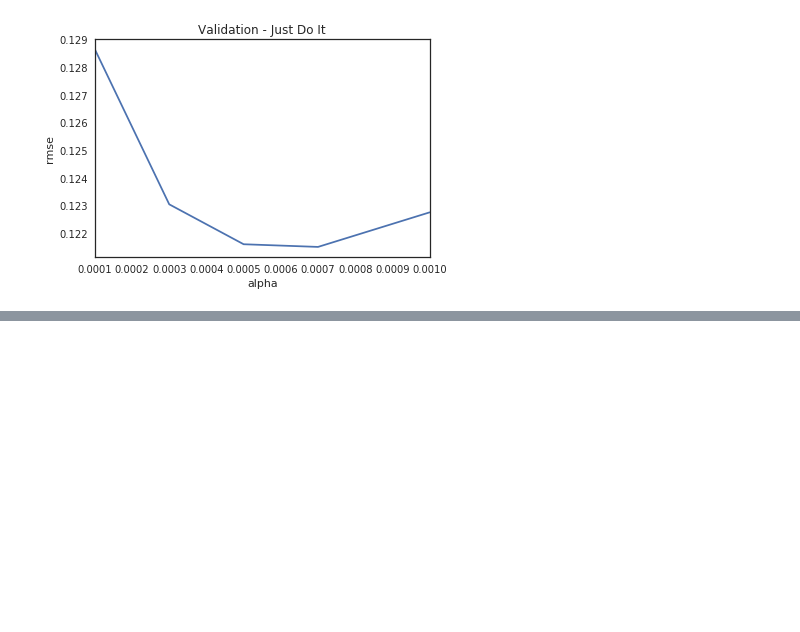
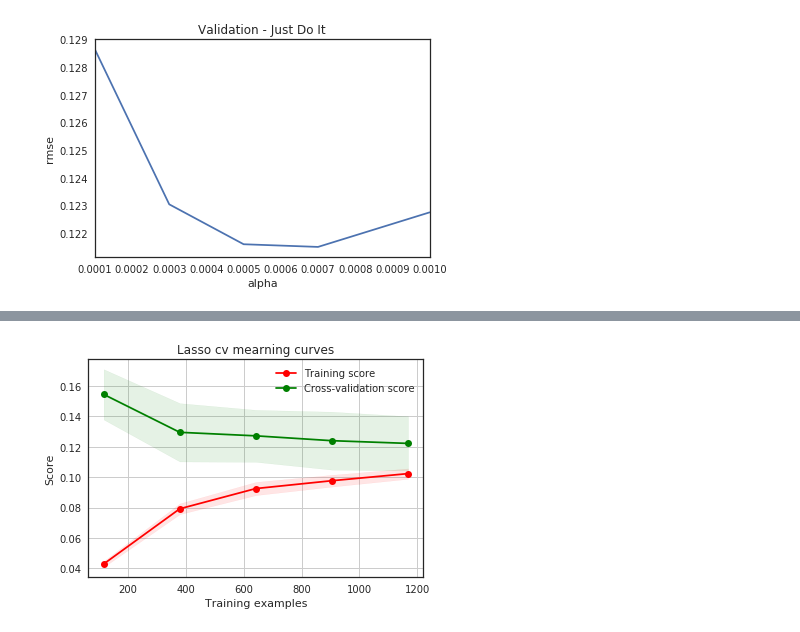
Before and after one commit to anribras/machine-learning, a Jupyter notebook: note/house_prices_kaggle/house_prices.ipynb, the cells around one changed output, grey strips where cells are left out. Cells and saved outputs as stored; diff of their text form; code cells hidden in the pictures; blank space fills up the shorter version.

```diff
--- a/note/house_prices_kaggle/house_prices.ipynb
+++ b/note/house_prices_kaggle/house_prices.ipynb
@@ -1202,7 +1202,7 @@ Text(0,0.5,'rmse')
 [figure]
 # %%
 print(X.shape)
-LR_lasso_cv = LassoCV(alphas=[0.0004,0.0005，0.0006]);
+LR_lasso_cv = LassoCV(alphas=[0.0004,0.0005,0.0006]);
 LR_lasso_cv.fit(X,np.log1p(y))
 g = plot_learning_curve(LR_lasso_cv,"Lasso cv mearning curves",X,np.log1p(y),scoring='neg_mean_squared_error',cv=5)
 # %% [output]
@@ -1210 +1210,2 @@ SyntaxError: invalid character in identifier (<ipython-input-500-ce414020d6eb>,
+[figure, added]
 # %%
```
Also changed, not shown: parts of 2 cells of this notebook, 1 other file.
